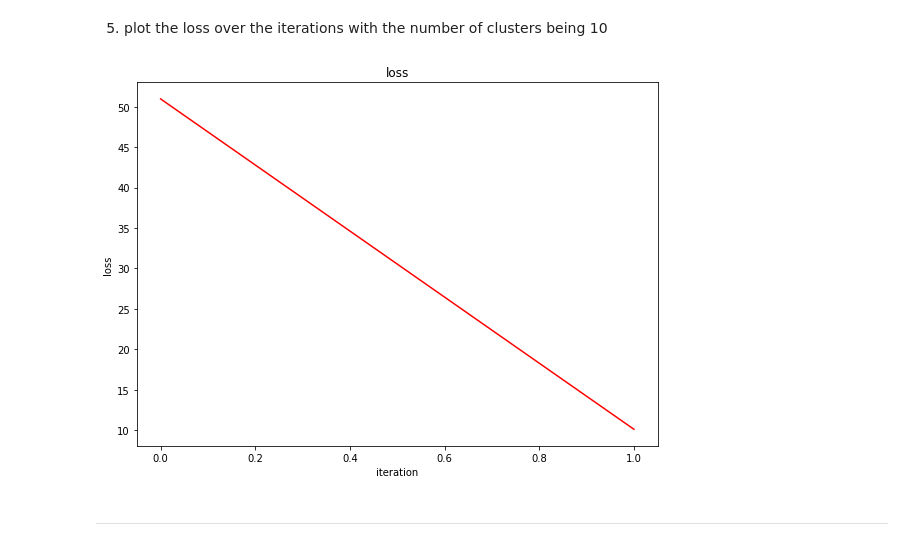
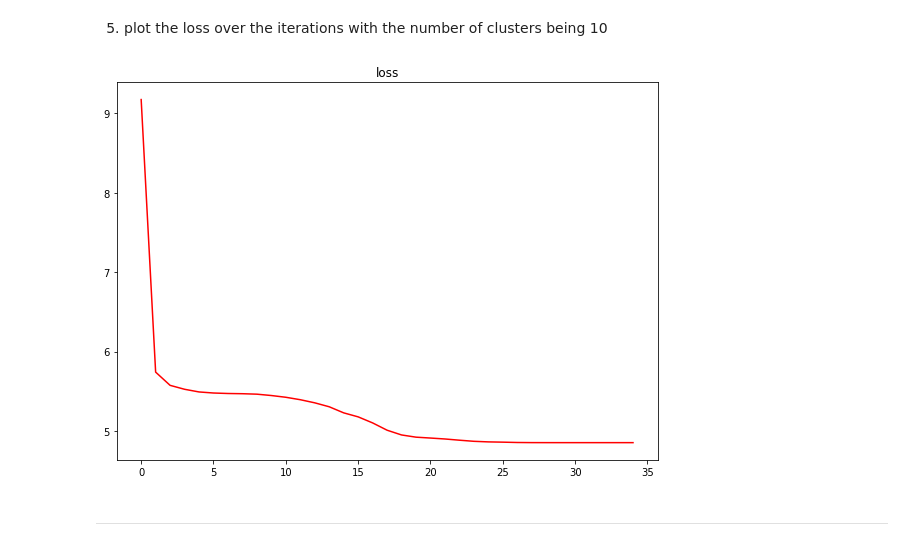
Before and after one commit to InKyeongBae/assignment-machine-learning, a Jupyter notebook: assignment11/assignment_11.ipynb, the cells around one changed output. Saved outputs shown, nothing was run; the diff lists cells and outputs as text; code cells hidden in the pictures.

```diff
--- a/assignment11/assignment_11.ipynb
+++ b/assignment11/assignment_11.ipynb
@@ -131,8 +130,8 @@ loss[  14] : 7.67764397219576
 # %%
 number_cluster_10      = 10
 number_iteration_10    = 35
-distance            = np.zeros(shape=(number_cluster_10,number_data))
-centroid            = np.zeros(shape=(number_cluster_10, number_feature))
+distance_10            = np.zeros(shape=(number_cluster_10,number_data))
+centroid_10            = np.zeros(shape=(number_cluster_10, number_feature))
 
 label_10 = np.zeros(number_data)
 loss_iteration_10     = np.zeros(shape=(number_iteration_10, 1))
@@ -141,26 +140,26 @@ centroid_iteration_10  = np.zeros(shape=(number_iteration_10, number_cluster_10,
 
 np.random.seed(76923)
 random=np.random.choice(number_data,number_cluster_10,replace=False)
-centroid=feature[random]
+centroid_10=feature[random]
 
 for i in range(number_iteration_10):
 
     for k in range(number_cluster_10):
-        distance[k] = compute_distance(feature,centroid[k])
-    label = compute_label(distance)
+        distance_10[k] = compute_distance(feature,centroid_10[k])
+    label = compute_label(distance_10)
 
     s2=0
     for j in range(number_cluster_10):
         cluster_k=feature[np.where(label == j)]
-        k_distance=compute_distance(cluster_k,centroid[j])
-        s1=np.sum(k_distance)
+        k_distance_10=compute_distance(cluster_k,centroid_10[j])
+        s1=np.sum(k_distance_10)
         s2=s2+s1
         arith_avg= np.mean(cluster_k,axis=0)
-        centroid[j]=arith_avg
+        centroid_10[j]=arith_avg
     loss=s2/number_data
     loss_iteration_10[i]=loss
 
-    centroid_iteration_10[i]=centroid
+    centroid_iteration_10[i]=centroid_10
 
     print("loss[%4d] :"%i, loss)
 
@@ -194,12 +193,11 @@ def plot_loss_curve(loss_iteration):
     plt.title('loss')
 
     iter_num = len(loss_iteration)
-    iteration_number = []
+    iteration_num = []
     for i in range(0, iter_num) :
-        iteration_number.append(i)
+        iteration_num.append(i)
 
-    plt.plot(iteration_number, loss_iteration, )
+    plt.plot(iteration_num, loss_iteration, '-', color = 'red')
 
-    plt.legend()
     plt.tight_layout()
     plt.show()
@@ -269,9 +295,9 @@ plot_cluster(feature, label_feature, label_cluster)
 # %% [markdown]
 5. plot the loss over the iterations with the number of clusters being 10
 # %%
-plot_loss_curve(loss_iteration)
+plot_loss_curve(loss_iteration_10)
 # %% [output]
-[figure, old version]
+[figure, new version]
 # %% [markdown]
 ***
 # %% [markdown]
```
Also changed, not shown: parts of 8 cells of this notebook.
